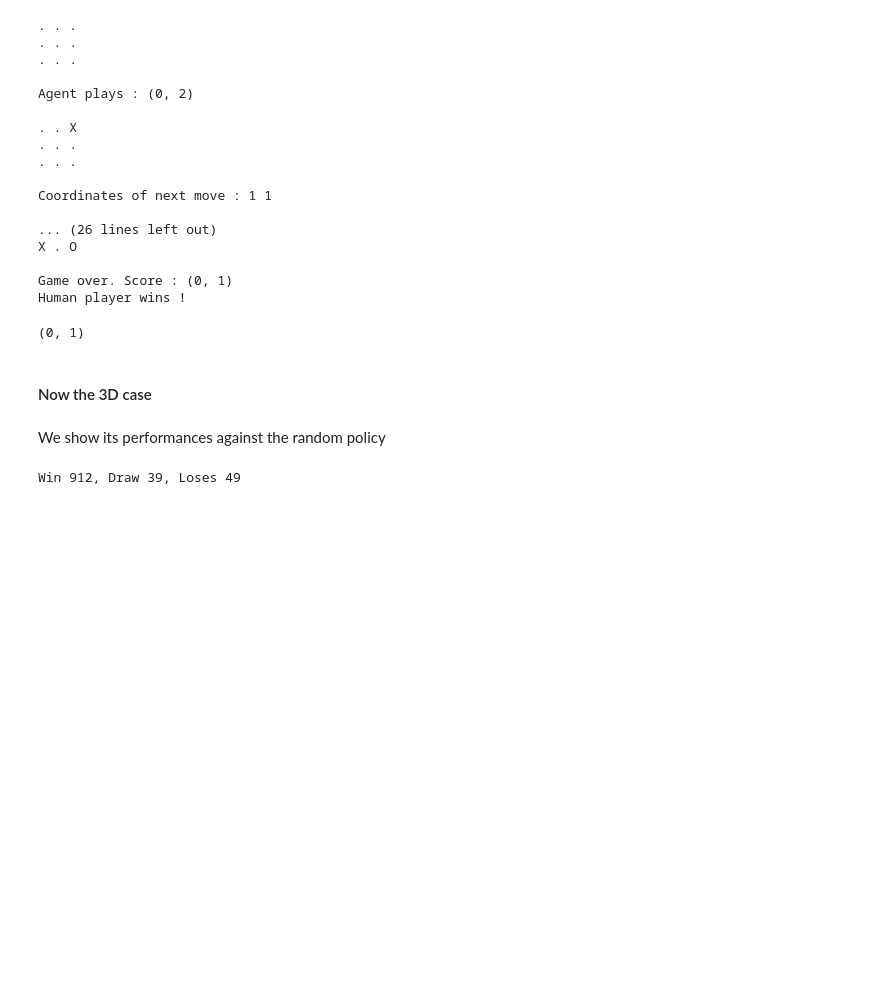
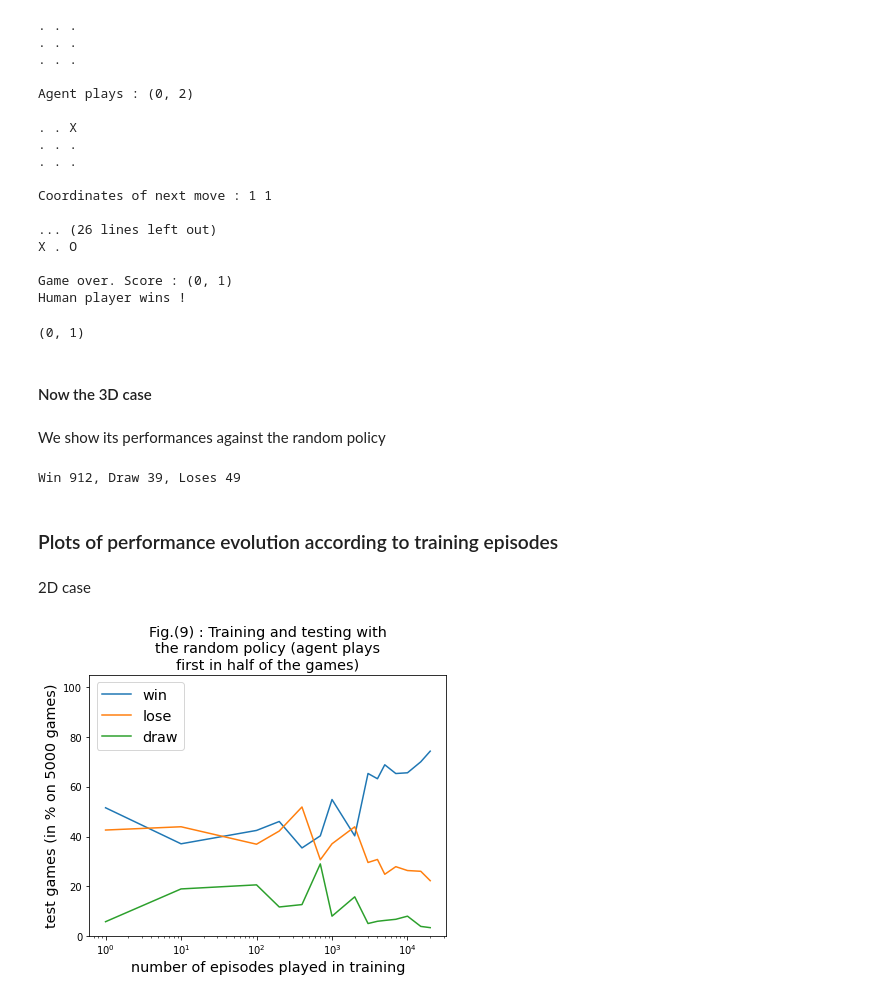
Before and after one commit to gael-vanderlee/CrossDimNoughts, a Jupyter notebook: RL_project.ipynb, the cells around one changed output. Saved outputs shown, nothing was run; the diff lists cells and outputs as text; code cells hidden in the pictures; blank space fills up the shorter version.

```diff
--- a/RL_project.ipynb
+++ b/RL_project.ipynb
@@ -120,6 +120,23 @@ plt.ylim(0, 105)
 plt.title('Fig.(8) : Training with the random\npolicy and testing against the\nadvanced one (agent plays in second)')
 plt.legend(loc='best', fontsize='large')
 plt.savefig("plot2.pdf", bbox_inches='tight')
+# %%
+win1, lose1, draw1, n_eps = [], [], [], []
+win1Ad, lose1Ad, draw1Ad = [], [], []
+for n in [1, 10, 100, 200, 400, 700, 1000, 2000, 3000, 4000, 5000, 7000, 10000, 15000, 20000]:
+    game = Game(None, None, n_dim=3, size=3)
+    agent1 = na.Model(3, 3)
+    agent1, values, _, _, _ = na.train_network(agent1, game, n, 1000)
+    wins, draw, loses = na.test_against_policy(agent1, game, random_policy, 1000)
+    winsAd, draw2Ad, losesAd = na.test_against_policy(agent1, game, advanced_policy_nD, 1000)
+    win1.append(wins)
+    lose1.append(loses)
+    draw1.append(draw)
+    win1Ad.append(winsAd)
+    lose1Ad.append(losesAd)
+    draw1Ad.append(drawAd)
+    n_eps.append(n)
+    print(n)
 # %% [markdown]
 ### Now, we show our Policy Gradient model for 2D, 3D and 4D
 We start by the 2D case
@@ -188,3 +205,35 @@ wins, draw, loses = na.test_against_random(agent1, game, 1000)
 print("Win {}, Draw {}, Loses {}".format(wins, draw, loses))
 # %% [output]
 Win 912, Draw 39, Loses 49
+# %% [markdown]
+### Plots of performance evolution according to training episodes
+# %% [markdown]
+2D case
+# %%
+win1, lose1, draw1, n_eps = [], [], [], []
+for n in [1, 10, 100, 200, 400, 700, 1000, 2000, 3000, 4000, 5000, 7000, 10000, 15000, 20000]:
+    game = Game(None, None, n_dim=2, size=3)
+    agent1 = na.Model()
+    agent1, values, _, _, _ = na.train_network(agent1, game, n, 1000)
+    wins, draw, loses = na.test_against_policy(agent1, game, random_policy, 5000)
+    win1.append(wins)
+    lose1.append(loses)
+    draw1.append(draw)
+    n_eps.append(n)
+    print(n)
+
+n_eps = np.array(n_eps)
+fig = plt.figure(figsize=(1*6.4, 1*4.8))
+plt.plot(n_eps, np.array(win1)/50, label='win')
+plt.plot(n_eps, np.array(lose1)/50, label='lose')
+plt.plot(n_eps, np.array(draw1)/50, label='draw')
+plt.xscale('log')
+plt.xlabel('number of episodes played in training', fontsize='x-large')
+plt.ylabel('test games (in % on 5000 games)', fontsize='x-large')
+plt.ylim(0, 105)
+plt.title('Fig.(9) : Training and testing with\nthe random policy (agent plays\nfirst in half of the games)', \
+          fontsize='x-large')
+plt.legend(loc='upper left', fontsize='x-large')
+plt.savefig("plot1.pdf", bbox_inches='tight')
+# %% [output]
+[figure, added]
```
Also changed, not shown: 1 other file.
